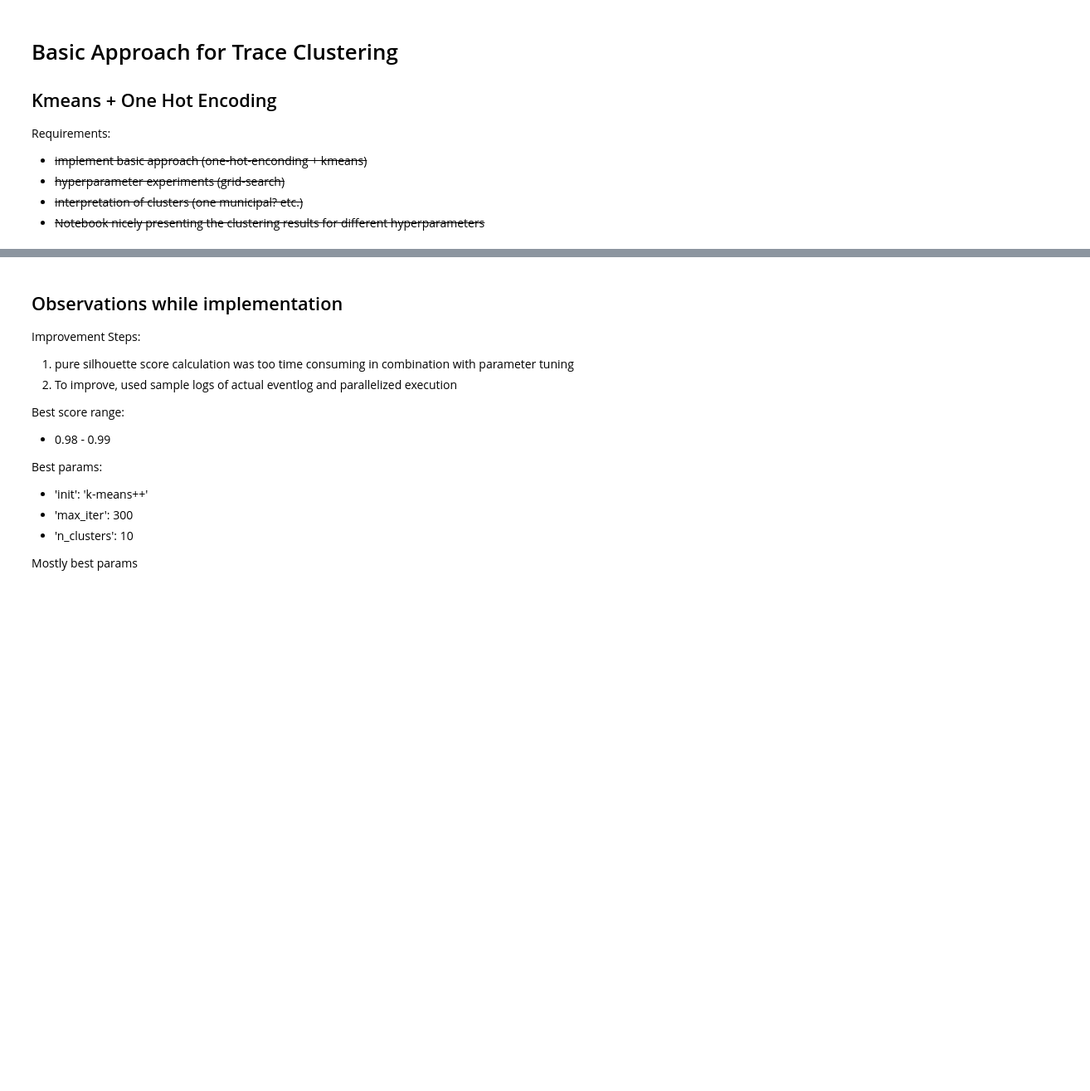
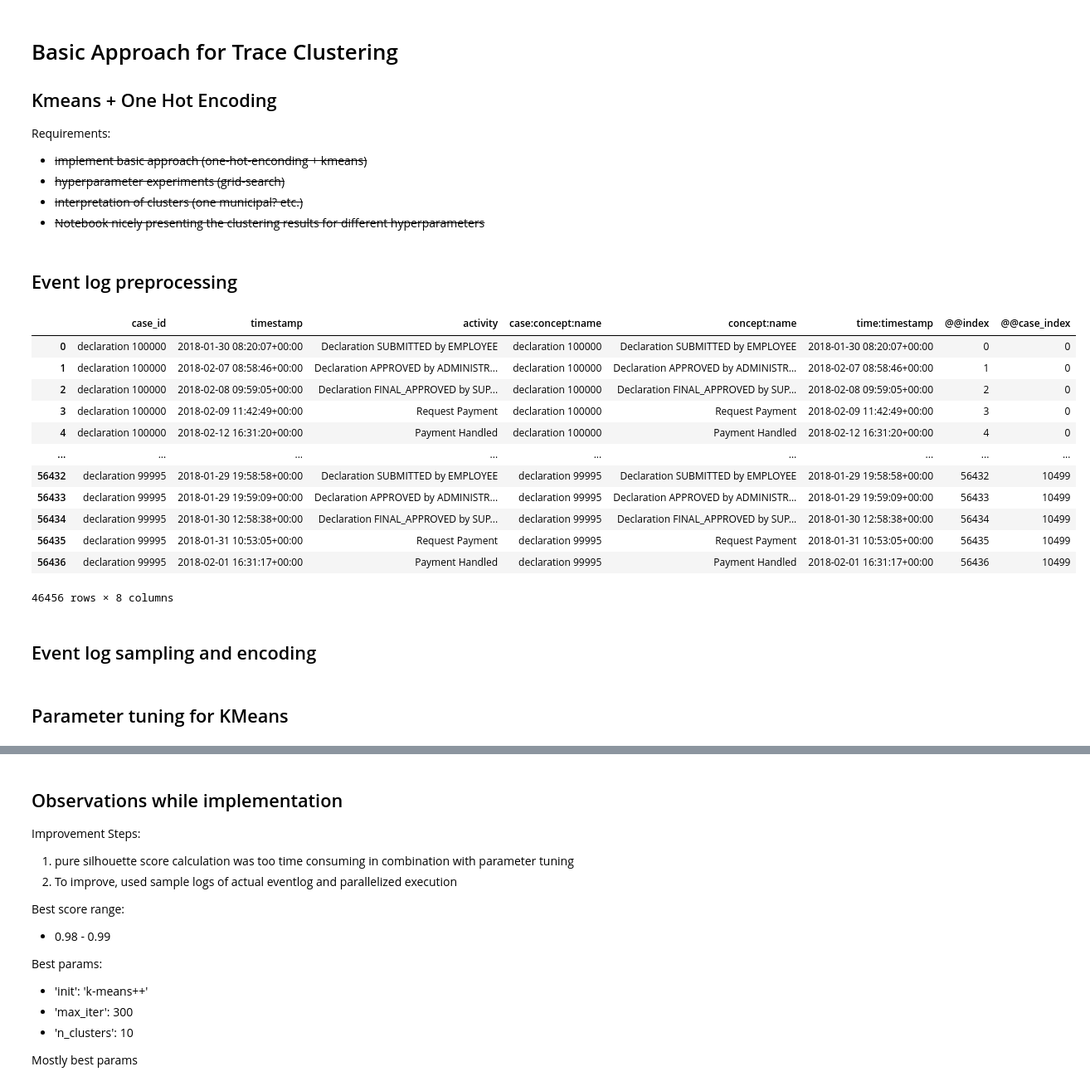
Before and after one commit to collinleiber/LMU_Master_Practical_SoSe24, a Jupyter notebook: practical/ProcessMining/group1/task5/1_basic-approach.ipynb, the cells around one changed output, grey strips where cells are left out. Shown at 83% size. Cells and saved outputs as stored; diff of their text form; code cells hidden in the pictures; blank space fills up the shorter version.

```diff
--- a/practical/ProcessMining/group1/task5/1_basic-approach.ipynb
+++ b/practical/ProcessMining/group1/task5/1_basic-approach.ipynb
@@ -55,4 +72,27 @@ def custom_metrics(log, _encoded_log, cluster, petri_net, init_marking, final_ma
     precision = pm4py.conformance.precision_alignments(log, petri_net, init_marking, final_marking)
 
     return weights["ss"] * ss + weights["f"] * fitness + weights["p"] * precision
+# %% [markdown]
+## Event log preprocessing
+# %%
+event_log_preprocessed = filter_rare_traces(event_log_raw, threshold=2)
+
+before_2018, from_2018 = split_by_date(event_log_preprocessed, "2018")
+event_log_preprocessed = from_2018
+# %% [output]
+|  | case_id | timestamp | activity | case:concept:name | concept:name | time:timestamp | @@index | @@case_index |
+| 0 | declaration 100000 | 2018-01-30 08:20:07+00:00 | Declaration SUBMITTED by EMPLOYEE | declaration 100000 | Declaration SUBMITTED by EMPLOYEE | 2018-01-30 08:20:07+00:00 | 0 | 0 |
+| 1 | declaration 100000 | 2018-02-07 08:58:46+00:00 | Declaration APPROVED by ADMINISTR... | declaration 100000 | Declaration APPROVED by ADMINISTR... | 2018-02-07 08:58:46+00:00 | 1 | 0 |
+| 2 | declaration 100000 | 2018-02-08 09:59:05+00:00 | Declaration FINAL_APPROVED by SUP... | declaration 100000 | Declaration FINAL_APPROVED by SUP... | 2018-02-08 09:59:05+00:00 | 2 | 0 |
+| 3 | declaration 100000 | 2018-02-09 11:42:49+00:00 | Request Payment | declaration 100000 | Request Payment | 2018-02-09 11:42:49+00:00 | 3 | 0 |
+| 4 | declaration 100000 | 2018-02-12 16:31:20+00:00 | Payment Handled | declaration 100000 | Payment Handled | 2018-02-12 16:31:20+00:00 | 4 | 0 |
+| ... | ... | ... | ... | ... | ... | ... | ... | ... |
+| 56432 | declaration 99995 | 2018-01-29 19:58:58+00:00 | Declaration SUBMITTED by EMPLOYEE | declaration 99995 | Declaration SUBMITTED by EMPLOYEE | 2018-01-29 19:58:58+00:00 | 56432 | 10499 |
+| 56433 | declaration 99995 | 2018-01-29 19:59:09+00:00 | Declaration APPROVED by ADMINISTR... | declaration 99995 | Declaration APPROVED by ADMINISTR... | 2018-01-29 19:59:09+00:00 | 56433 | 10499 |
+| 56434 | declaration 99995 | 2018-01-30 12:58:38+00:00 | Declaration FINAL_APPROVED by SUP... | declaration 99995 | Declaration FINAL_APPROVED by SUP... | 2018-01-30 12:58:38+00:00 | 56434 | 10499 |
+| 56435 | declaration 99995 | 2018-01-31 10:53:05+00:00 | Request Payment | declaration 99995 | Request Payment | 2018-01-31 10:53:05+00:00 | 56435 | 10499 |
+| 56436 | declaration 99995 | 2018-02-01 16:31:17+00:00 | Payment Handled | declaration 99995 | Payment Handled | 2018-02-01 16:31:17+00:00 | 56436 | 10499 |
+46456 rows × 8 columns
+# %% [markdown]
+## Event log sampling and encoding
 # %%
@@ -64,3 +104,5 @@ encoded_log = hot_encode_traces(traces)
+# %% [markdown]
+## Parameter tuning for KMeans
 # %%
 # Apply KMeans clustering with hyperparameter tuning
 param_grid = {
```
Also changed, not shown: parts of 7 cells of this notebook.
